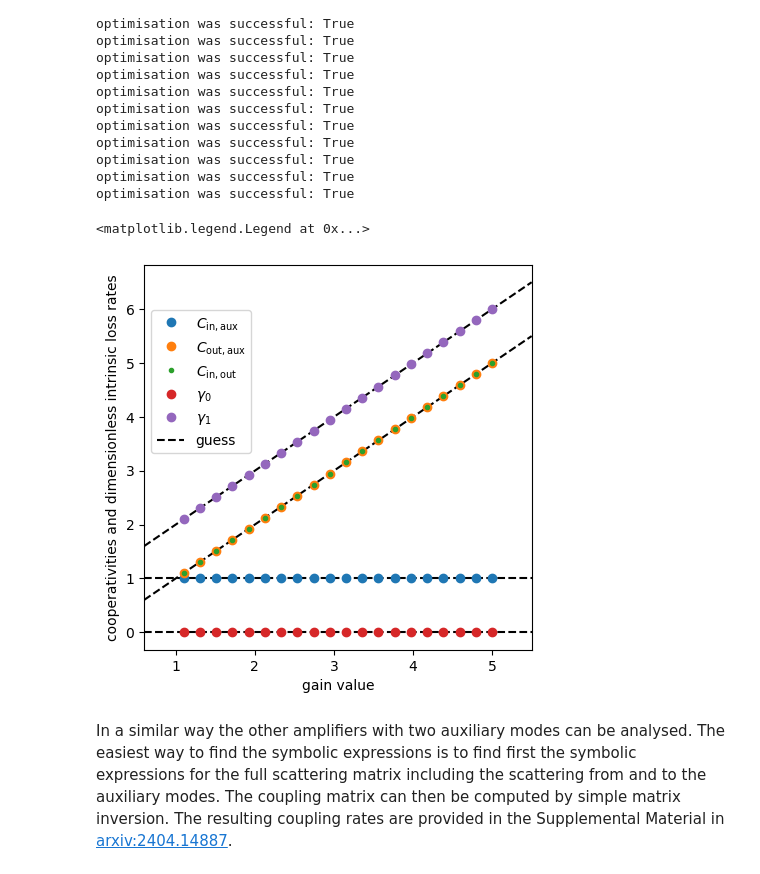
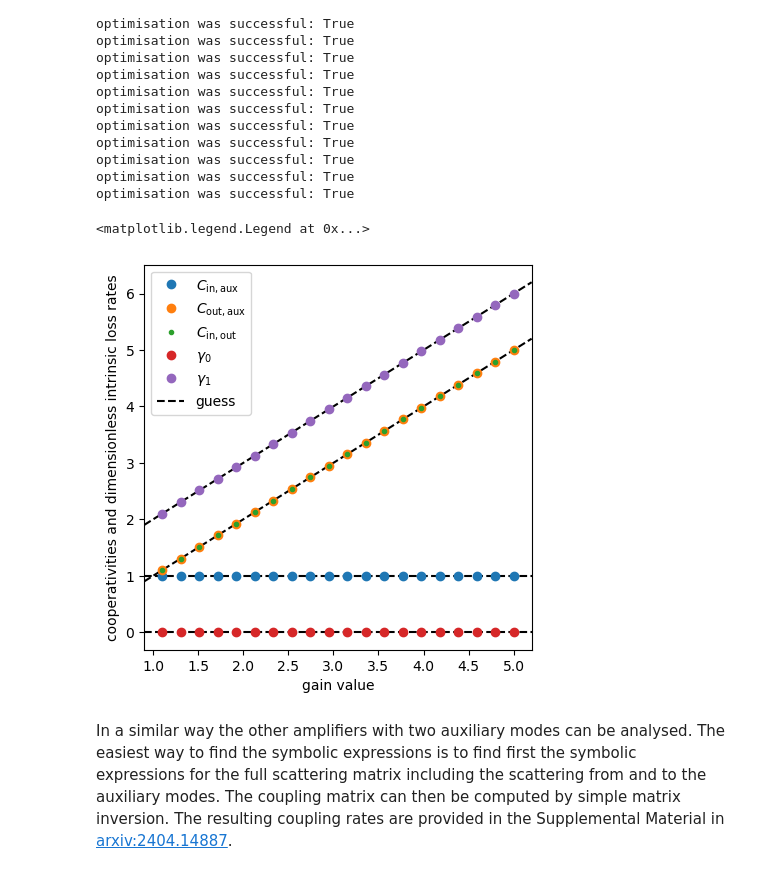
Before and after one commit to jlandgr/AutoScattering, a Jupyter notebook: 5_directional_quantum_limited_amplifier.ipynb, the cells around one changed output. Cells and saved outputs as stored; diff of their text form; code cells hidden in the pictures.

```diff
--- a/5_directional_quantum_limited_amplifier.ipynb
+++ b/5_directional_quantum_limited_amplifier.ipynb
@@ -269,24 +269,24 @@ optimisation was successful: True
 # %%
 fig, ax = plt.subplots(figsize=(5,5))
 
 ax.plot(Gvals, list_C02, ls='None', marker='o', label='$C_\mathrm{in,aux}$')
 ax.plot(Gvals, list_C12, ls='None', marker='o', label='$C_\mathrm{out,aux}$')
 ax.plot(Gvals, list_C01, ls='None', marker='o', label='$C_\mathrm{in,out}$', markersize=3)
 ax.plot(Gvals, list_gamma0, ls='None', marker='o', label='$\gamma_0$')
 ax.plot(Gvals, list_gamma1, ls='None', marker='o', label='$\gamma_1$')
 
 # plot dependencies for the parameter values
-xs = np.linspace(Gvals[0]-.5, Gvals[-1]+.5)
+xs = np.linspace(Gvals[0]-.2, Gvals[-1]+.2)
 ax.axhline(1., label='guess', ls='dashed', color='black', zorder=-100)
 ax.axhline(0., ls='dashed', color='black', zorder=-100)
 ax.plot(xs, xs, ls='dashed', color='black', zorder=-100)
 ax.plot(xs, xs+1, ls='dashed', color='black', zorder=-100)
 ax.set_xlabel('gain value')
 ax.set_ylabel('cooperativities and dimensionless intrinsic loss rates')
 ax.set_xlim(xs[0], xs[-1])
-ax.legend(bbox_to_anchor=(0,0,1,0.9))
+ax.legend()
 # %% [output]
 <matplotlib.legend.Legend at 0x...>
-[figure, old version]
+[figure, new version]
 # %% [markdown]
 In a similar way the other amplifiers with two auxiliary modes can be analysed. The easiest way to find the symbolic expressions is to find first the symbolic expressions for the full scattering matrix including the scattering from and to the auxiliary modes. The coupling matrix can then be computed by simple matrix inversion. The resulting coupling rates are provided in the Supplemental Material in [arxiv:2404.14887](https://arxiv.org/abs/2404.14887).
```
